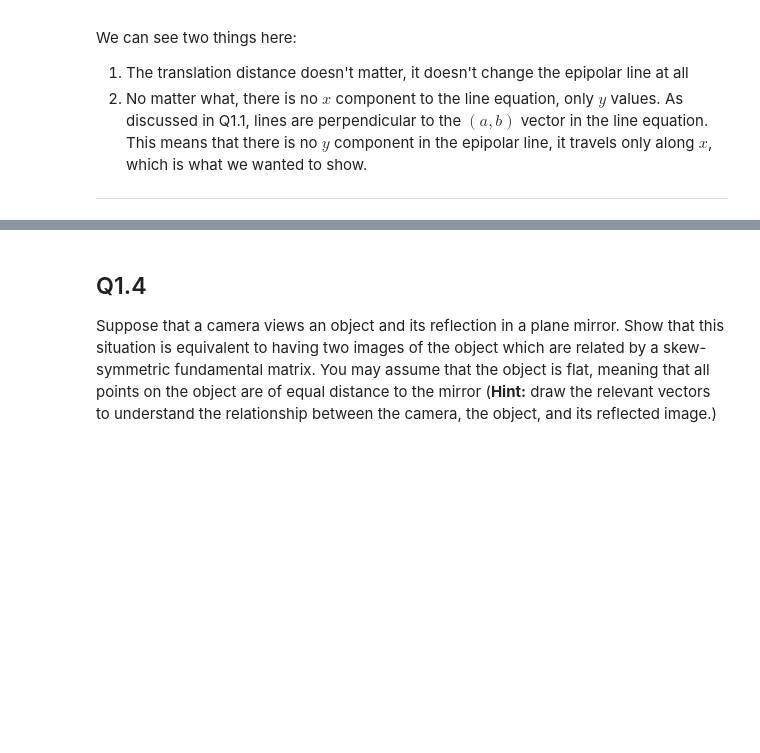
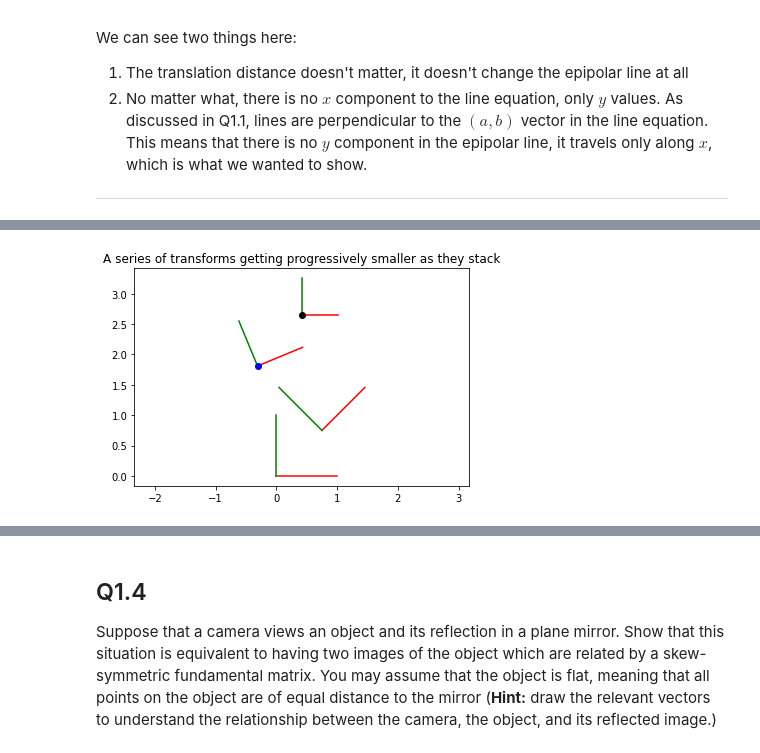
Before and after one commit to FranzEricSchneider/szeliski-algorithms-n-apps, a Jupyter notebook: class/hw5/Theory.ipynb, the cells around one changed output, grey strips where cells are left out. Drawn from its saved outputs; the diff is of its cells as text; code cells hidden in the pictures; blank space fills up the shorter version.

```diff
--- a/class/hw5/Theory.ipynb
+++ b/class/hw5/Theory.ipynb
@@ -121,0 +237,37 @@ YOUR ANSWER HERE
+# %%
+# Define successive transforms
+Rw1 = Rz(pi/4)
+Tw1 = T(0.75, 0.75)
+
+R12 = Rz(-pi/8)
+T12 = T(0, 1.5)
+
+R23 = Rz(-pi/8)
+T23 = T(1, 0.5)
+
+# Stack the series of rotations and translations
+#---------------------------
+# The Rw1 @ T(0, 0) is explicitly useless, but it helped me
+# keep my mind straight that we were projecting the origin
+#---------------------------
+# NOTE: My translations above are defined in the parent frame because
+# I am using Rx + t
+Rw2 = Rw1 @ R12
+Tw2 = Rw1 @ (R12 @ T(0, 0) + T12) + Tw1
+
+Rw3 = Rw2 @ R23
+Tw3 = Rw2 @ (R23 @ T(0, 0)+ T23) + Tw2
+
+# Plot stacked transforms progressively smaller
+figure, axis = pyplot.subplots()
+frame(numpy.eye(2), T(0, 0), axis)  # World origin
+frame(Rw1, Tw1, axis)
+frame(Rw2, Tw2, axis, scale=0.8)
+axis.plot(*Tw2.tolist(), "bo")
+frame(Rw3, Tw3, axis, scale=0.6)
+axis.plot(*Tw3.tolist(), "ko")
+axis.axis("equal")
+pyplot.title("A series of transforms getting progressively smaller as they stack")
+pyplot.show()
+# %% [output]
+[figure, added]
```
Also changed, not shown: parts of 14 cells of this notebook.
